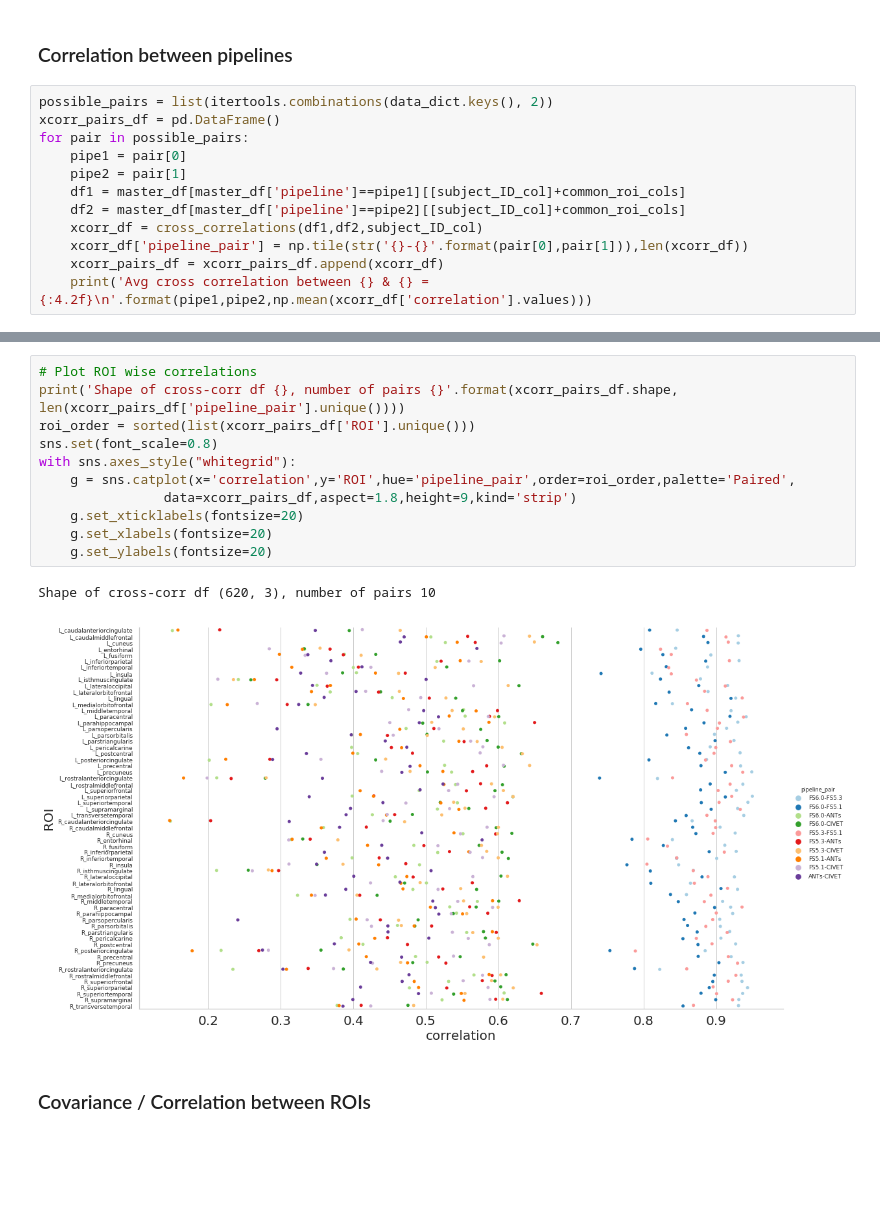
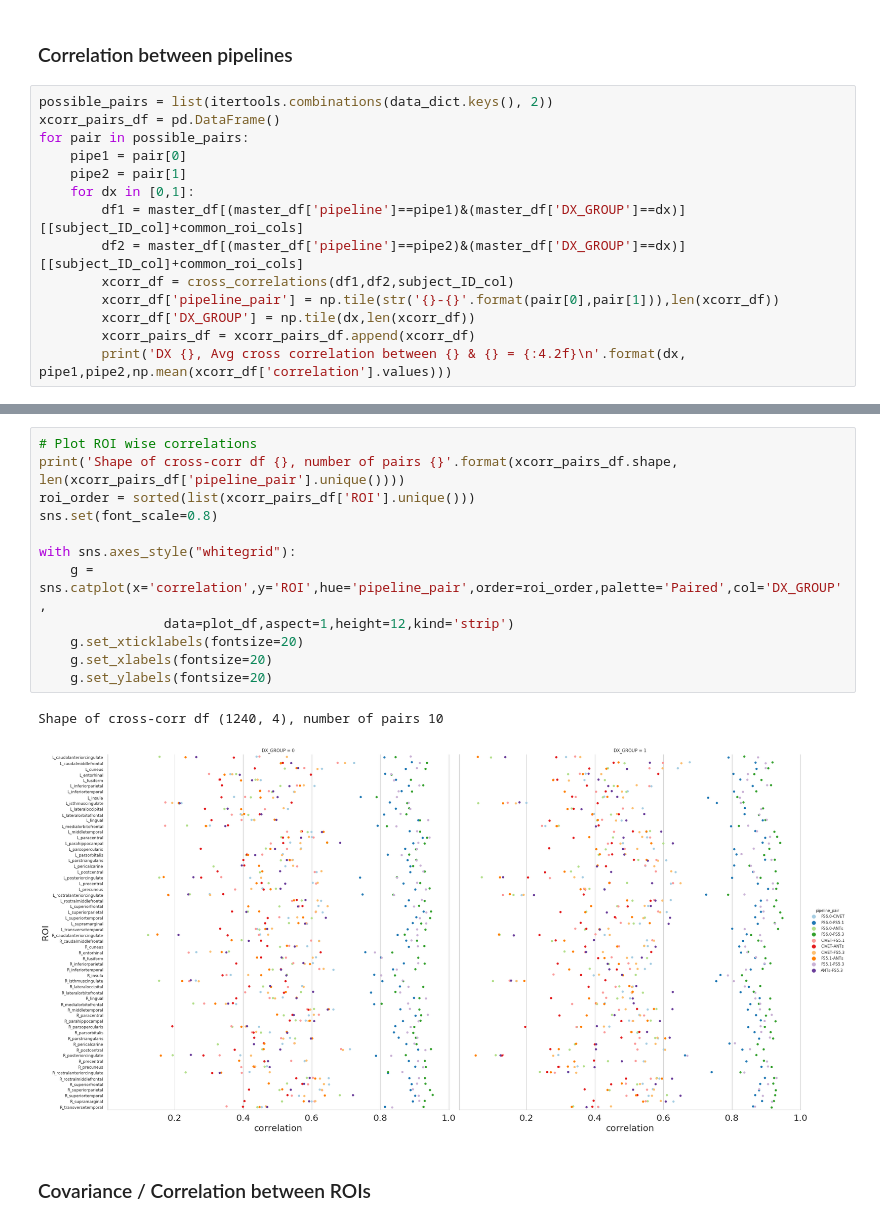
Before and after one commit to neurodatascience/compare-surf-tools, a Jupyter notebook: notebooks/run_pipeline_comparisons.ipynb, the cells around one changed output, grey strips where cells are left out. Drawn from its saved outputs; the diff is of its cells as text; blank space fills up the shorter version.

```diff
--- a/notebooks/run_pipeline_comparisons.ipynb
+++ b/notebooks/run_pipeline_comparisons.ipynb
@@ -269,10 +269,12 @@ xcorr_pairs_df = pd.DataFrame()
 for pair in possible_pairs:
     pipe1 = pair[0]
     pipe2 = pair[1]
-    df1 = master_df[master_df['pipeline']==pipe1][[subject_ID_col]+common_roi_cols]
-    df2 = master_df[master_df['pipeline']==pipe2][[subject_ID_col]+common_roi_cols]
-    xcorr_df = cross_correlations(df1,df2,subject_ID_col)
-    xcorr_df['pipeline_pair'] = np.tile(str('{}-{}'.format(pair[0],pair[1])),len(xcorr_df))
-    xcorr_pairs_df = xcorr_pairs_df.append(xcorr_df)
-    print('Avg cross correlation between {} & {} = {:4.2f}\n'.format(pipe1,pipe2,np.mean(xcorr_df['correlation'].values)))
+    for dx in [0,1]:
+        df1 = master_df[(master_df['pipeline']==pipe1)&(master_df['DX_GROUP']==dx)][[subject_ID_col]+common_roi_cols]
+        df2 = master_df[(master_df['pipeline']==pipe2)&(master_df['DX_GROUP']==dx)][[subject_ID_col]+common_roi_cols]
+        xcorr_df = cross_correlations(df1,df2,subject_ID_col)
+        xcorr_df['pipeline_pair'] = np.tile(str('{}-{}'.format(pair[0],pair[1])),len(xcorr_df))
+        xcorr_df['DX_GROUP'] = np.tile(dx,len(xcorr_df))
+        xcorr_pairs_df = xcorr_pairs_df.append(xcorr_df)
+        print('DX {}, Avg cross correlation between {} & {} = {:4.2f}\n'.format(dx, pipe1,pipe2,np.mean(xcorr_df['correlation'].values)))
 # %% [output]
@@ -298,17 +298,18 @@ Avg cross correlation between ANTs & CIVET = 0.42
 # %%
 # Plot ROI wise correlations
 print('Shape of cross-corr df {}, number of pairs {}'.format(xcorr_pairs_df.shape, len(xcorr_pairs_df['pipeline_pair'].unique())))
 roi_order = sorted(list(xcorr_pairs_df['ROI'].unique()))
 sns.set(font_scale=0.8)
+
 with sns.axes_style("whitegrid"):
-    g = sns.catplot(x='correlation',y='ROI',hue='pipeline_pair',order=roi_order,palette='Paired',
-                data=xcorr_pairs_df,aspect=1.8,height=9,kind='strip')
+    g = sns.catplot(x='correlation',y='ROI',hue='pipeline_pair',order=roi_order,palette='Paired',col='DX_GROUP',
+                data=plot_df,aspect=1,height=12,kind='strip')
     g.set_xticklabels(fontsize=20)
     g.set_xlabels(fontsize=20)
     g.set_ylabels(fontsize=20)
 # %% [output]
-Shape of cross-corr df (620, 3), number of pairs 10
+Shape of cross-corr df (1240, 4), number of pairs 10
-[figure, old version]
+[figure, new version]
 # %% [markdown]
 ### Covariance / Correlation between ROIs
 # %%
```
Also changed, not shown: parts of 1 cell of this notebook, 2 other files.
